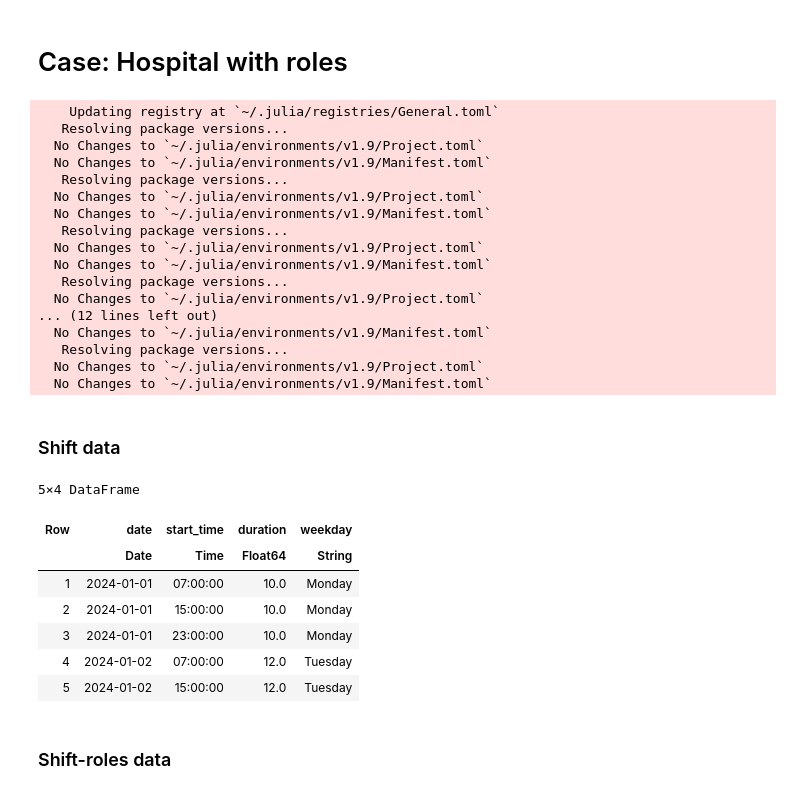
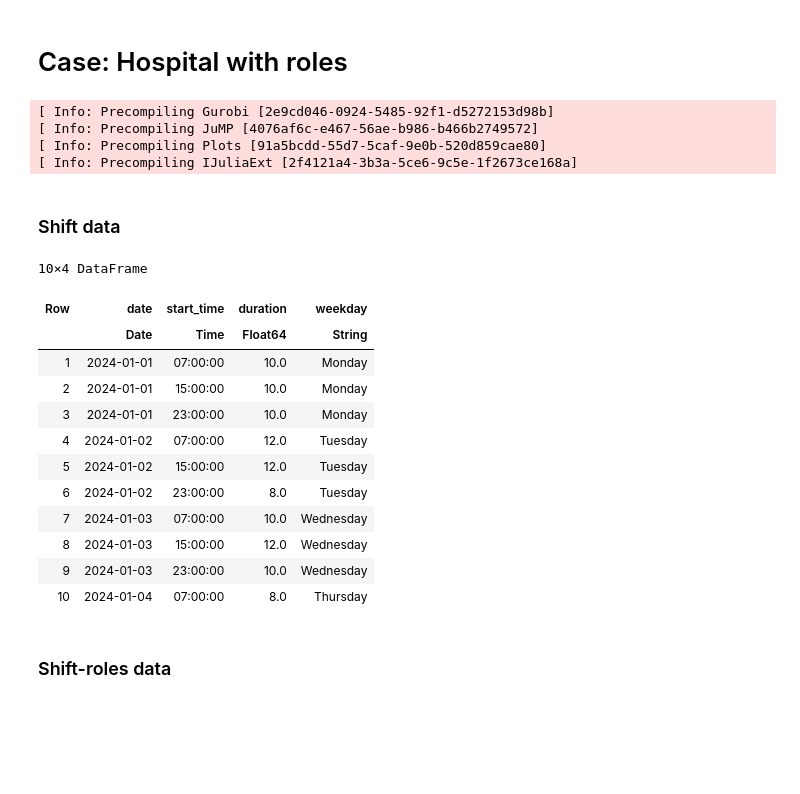
Before and after one commit to pudderludde/6.7200-final-project, a Jupyter notebook: Hospital2.ipynb, the cells around one changed output. Saved outputs shown, nothing was run; the diff lists cells and outputs as text; code cells hidden in the pictures; blank space fills up the shorter version.

```diff
--- a/Hospital2.ipynb
+++ b/Hospital2.ipynb
@@ -1,71 +1,62 @@
 # %% [markdown]
 # Case: Hospital with roles
 # %%
-using Pkg
-Pkg.add("CSV")
-Pkg.add("DataFrames")
-Pkg.add("Random")
-Pkg.add("Statistics")
-Pkg.add("Dates")
-Pkg.add("Gurobi")
-Pkg.add("JuMP")
-Pkg.add("Plots")
-Pkg.add("LinearAlgebra")
+# using Pkg
+# Pkg.add("CSV")
+# Pkg.add("DataFrames")
+# Pkg.add("Random")
+# Pkg.add("Statistics")
+# Pkg.add("Dates")
+# Pkg.add("Gurobi")
+# Pkg.add("JuMP")
+# Pkg.add("Plots")
+# Pkg.add("LinearAlgebra")
 using CSV, DataFrames, Random, Statistics, Dates, Gurobi, JuMP, Plots, LinearAlgebra;
 # %% [output]
-    Updating registry at `~/.julia/registries/General.toml`
-   Resolving package versions...
-  No Changes to `~/.julia/environments/v1.9/Project.toml`
-  No Changes to `~/.julia/environments/v1.9/Manifest.toml`
-   Resolving package versions...
-  No Changes to `~/.julia/environments/v1.9/Project.toml`
-  No Changes to `~/.julia/environments/v1.9/Manifest.toml`
-   Resolving package versions...
-  No Changes to `~/.julia/environments/v1.9/Project.toml`
-  No Changes to `~/.julia/environments/v1.9/Manifest.toml`
-   Resolving package versions...
-  No Changes to `~/.julia/environments/v1.9/Project.toml`
-... (12 lines left out)
-  No Changes to `~/.julia/environments/v1.9/Manifest.toml`
-   Resolving package versions...
-  No Changes to `~/.julia/environments/v1.9/Project.toml`
-  No Changes to `~/.julia/environments/v1.9/Manifest.toml`
+[ Info: Precompiling Gurobi [2e9cd046-0924-5485-92f1-d5272153d98b]
+[ Info: Precompiling JuMP [4076af6c-e467-56ae-b986-b466b2749572]
+[ Info: Precompiling Plots [91a5bcdd-55d7-5caf-9e0b-520d859cae80]
+[ Info: Precompiling IJuliaExt [2f4121a4-3b3a-5ce6-9c5e-1f2673ce168a]
 # %% [markdown]
 ### Shift data
 # %%
 hours_in_month = 8*5*4
 num_days = 28
 start_dates = [Date(2024, 1, 1) + Day(i-1) for i in 1:num_days]
 start_times = [Time(7,0), Time(15,0), Time(23,0) ]
 shift_durations = [8, 10, 12]
 
 shifts = DataFrame(date = Date[], start_time = Time[], duration = Float64[], weekday = String[])
 
-Random.seed!(42)
-
 weekdays = ["Monday", "Tuesday", "Wednesday", "Thursday", "Friday", "Saturday", "Sunday"]
 i = 1
 j = 1
+Random.seed!(42)
 for start_date in start_dates, start_time in start_times
     if i == 8
         i = 1
     end
     push!(shifts, (start_date, start_time, rand(shift_durations), weekdays[i]))
     if mod(j,3) == 0
         i += 1
     end
     j += 1
 end
-first(shifts,5)
+first(shifts,10)
 # %% [output]
-5×4 DataFrame
+10×4 DataFrame
 | Row | date | start_time | duration | weekday |
 |  | Date | Time | Float64 | String |
 | 1 | 2024-01-01 | 07:00:00 | 10.0 | Monday |
 | 2 | 2024-01-01 | 15:00:00 | 10.0 | Monday |
 | 3 | 2024-01-01 | 23:00:00 | 10.0 | Monday |
 | 4 | 2024-01-02 | 07:00:00 | 12.0 | Tuesday |
 | 5 | 2024-01-02 | 15:00:00 | 12.0 | Tuesday |
+| 6 | 2024-01-02 | 23:00:00 | 8.0 | Tuesday |
+| 7 | 2024-01-03 | 07:00:00 | 10.0 | Wednesday |
+| 8 | 2024-01-03 | 15:00:00 | 12.0 | Wednesday |
+| 9 | 2024-01-03 | 23:00:00 | 10.0 | Wednesday |
+| 10 | 2024-01-04 | 07:00:00 | 8.0 | Thursday |
 # %% [markdown]
 ### Shift-roles data
 # %%
```
Also changed, not shown: parts of 8 cells of this notebook, 1 other file.
